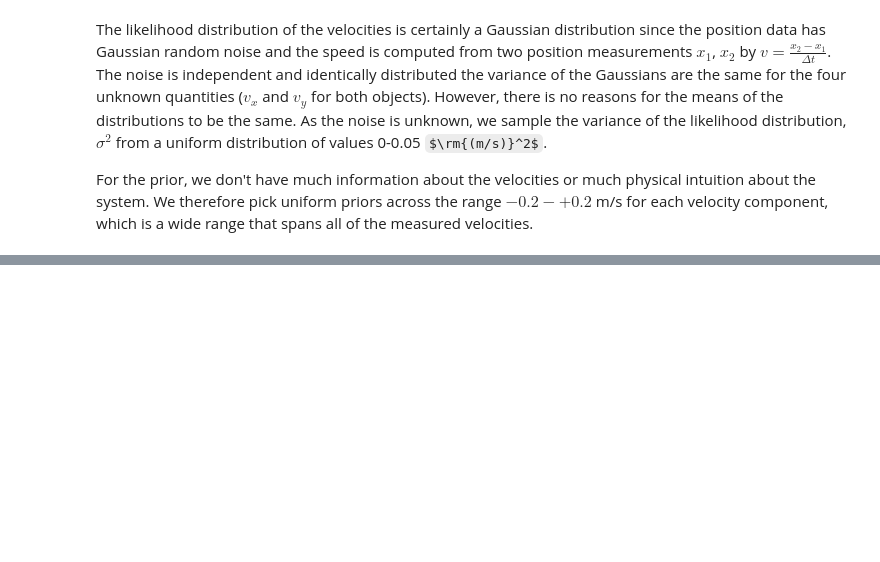
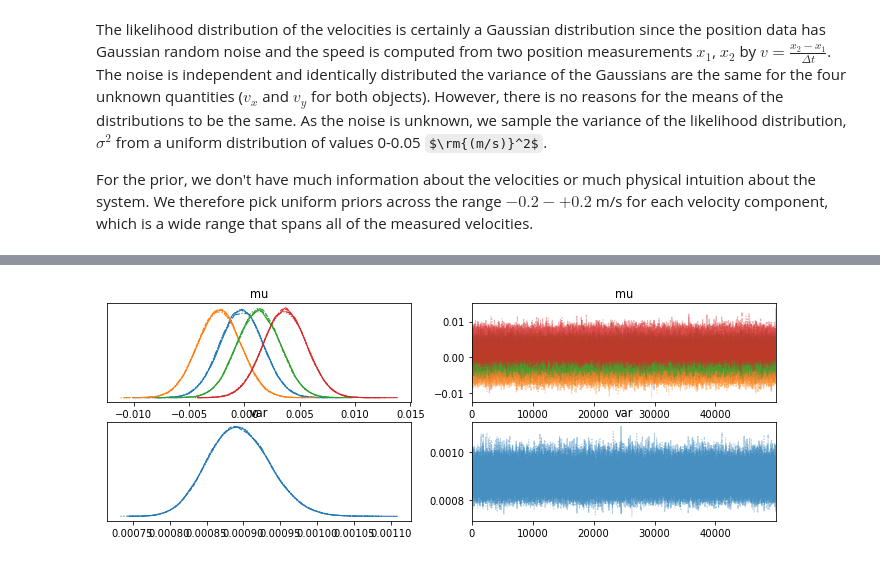
Before and after one commit to christianhbye/python_ay_250_hw, a Jupyter notebook: hw8/hw8.ipynb, the cells around one changed output, grey strips where cells are left out. Cells and saved outputs as stored; diff of their text form; code cells hidden in the pictures; some formulas as TeX source; blank space fills up the shorter version.

```diff
--- a/hw8/hw8.ipynb
+++ b/hw8/hw8.ipynb
@@ -107,0 +118,16 @@ with model:
+# %%
+# bounds on prior velocity dist (m/s)
+V_LO = -.2
+V_HI = .2
+
+
+with pm.Model() as model:
+    mu = pm.Uniform('mu', V_LO, V_HI, shape=4)  # prior, one for each velocity
+    var = pm.Uniform("var", 0, 0.05)
+    data = pm.Data("data", v_data.T)
+    X = pm.MvNormal("X", mu=mu, cov=var*np.eye(4), observed=data)
+
+with model:
+    step = pm.NUTS()
+    #step = pm.Metropolis()
+    trace = pm.sample(50000, step=[step], cores=4, return_inferencedata=False)
@@ -107,0 +139,5 @@ with model:
+# %%
+with model:
+    _ = az.plot_trace(trace)
+# %% [output]
+[figure, added]
```
Also changed, not shown: parts of 6 cells of this notebook.
